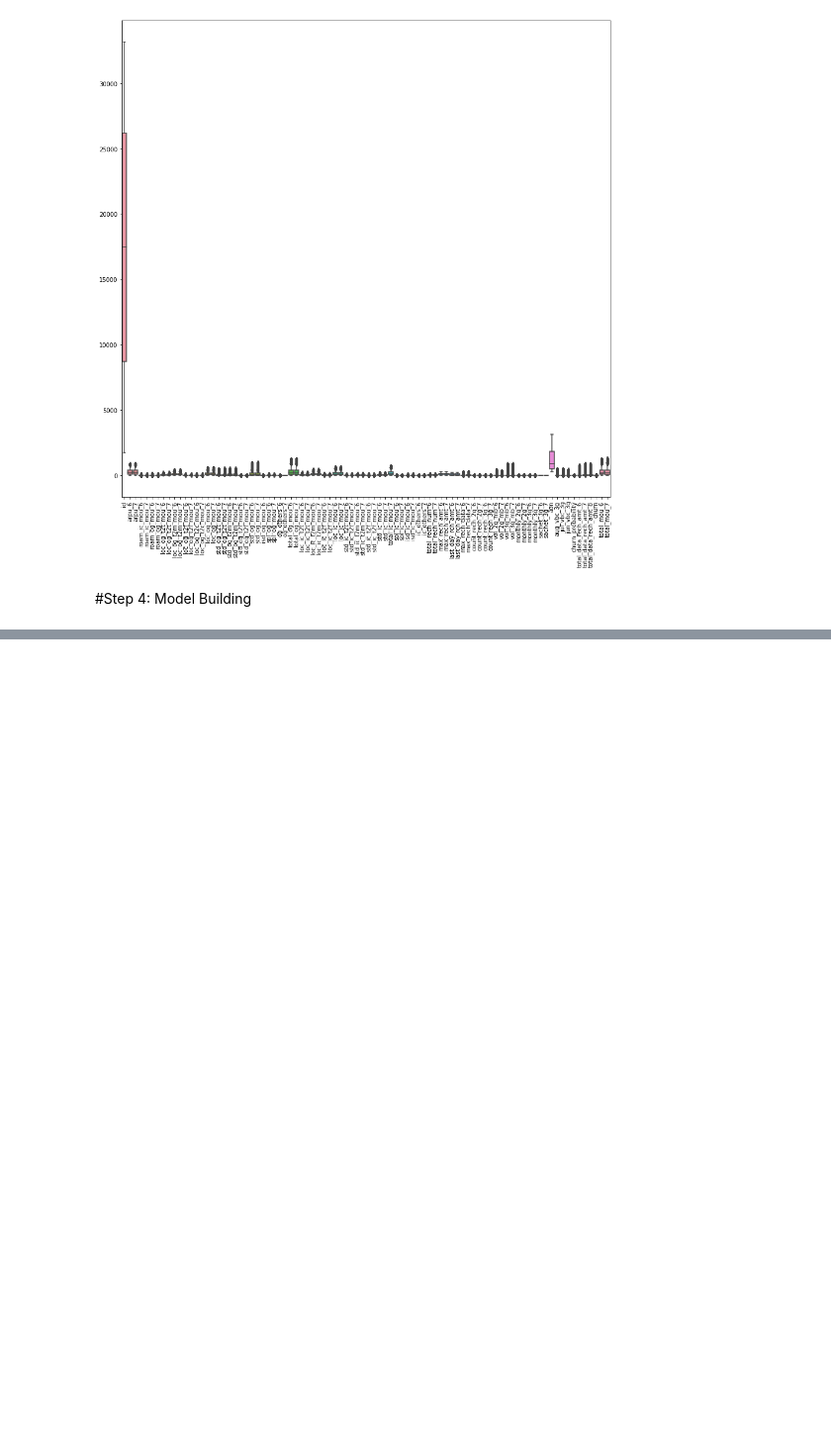
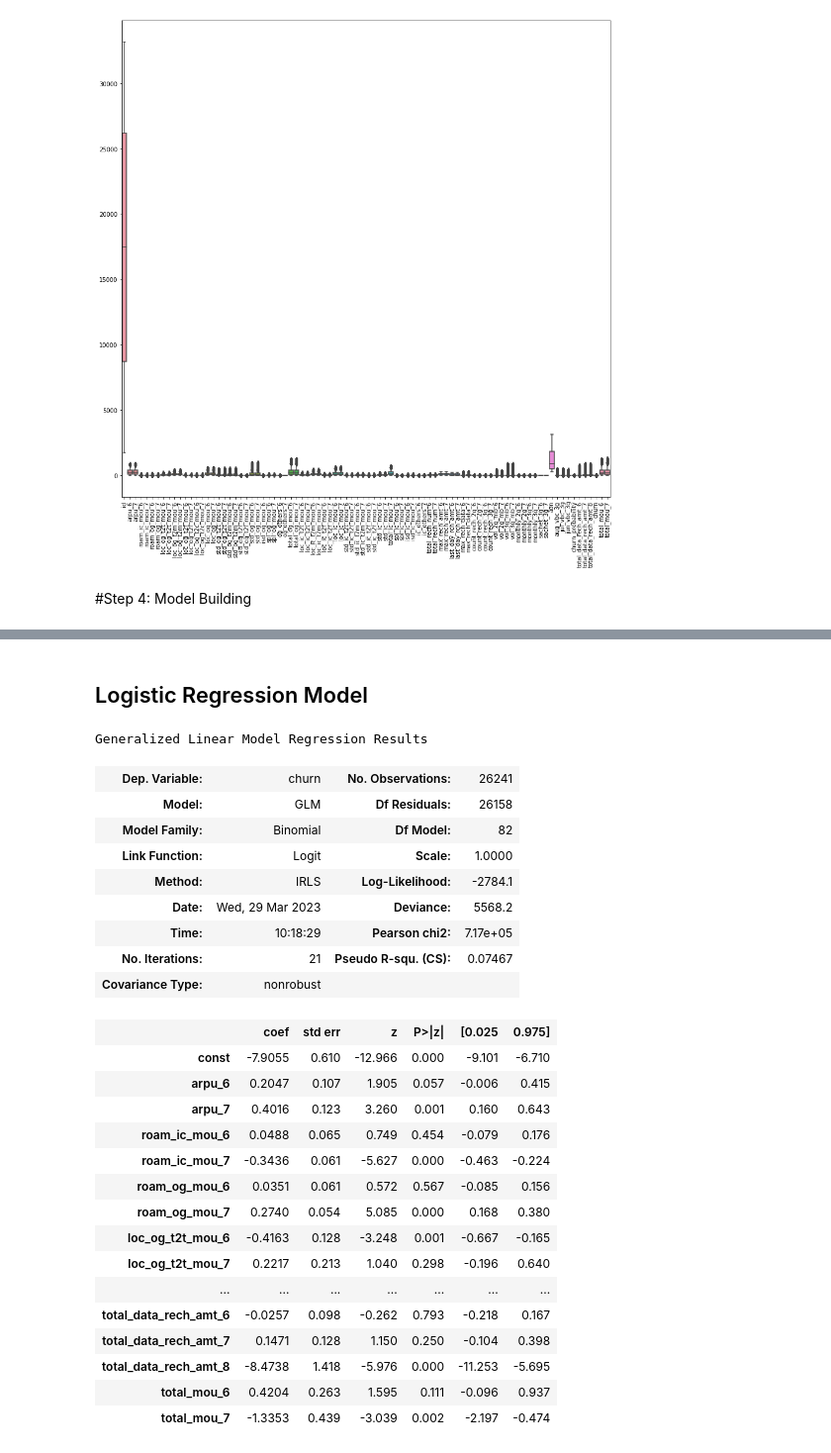
Before and after one commit to kishore-n-george/Boosting, a Jupyter notebook: telecom_churn.ipynb, the cells around one changed output, grey strips where cells are left out. Shown at 99% size. Cells and saved outputs as stored; diff of their text form; code cells hidden in the pictures; blank space fills up the shorter version.

```diff
--- a/telecom_churn.ipynb
+++ b/telecom_churn.ipynb
@@ -721,0 +731,34 @@ X_train.describe()
+# %% [markdown]
+## Logistic Regression Model
+# %%
+# Initial logistic regression model
+# Logistic regression model
+logm1 = sm.GLM(y_train,(sm.add_constant(X_train)), family = sm.families.Binomial())
+logm1.fit().summary()
+# %% [output]
+Generalized Linear Model Regression Results
+| Dep. Variable: | churn | No. Observations: | 26241 |
+| Model: | GLM | Df Residuals: | 26158 |
+| Model Family: | Binomial | Df Model: | 82 |
+| Link Function: | Logit | Scale: | 1.0000 |
+| Method: | IRLS | Log-Likelihood: | -2784.1 |
+| Date: | Wed, 29 Mar 2023 | Deviance: | 5568.2 |
+| Time: | 10:18:29 | Pearson chi2: | 7.17e+05 |
+| No. Iterations: | 21 | Pseudo R-squ. (CS): | 0.07467 |
+| Covariance Type: | nonrobust |  |  |
+|  | coef | std err | z | P>|z| | [0.025 | 0.975] |
+| const | -7.9055 | 0.610 | -12.966 | 0.000 | -9.101 | -6.710 |
+| arpu_6 | 0.2047 | 0.107 | 1.905 | 0.057 | -0.006 | 0.415 |
+| arpu_7 | 0.4016 | 0.123 | 3.260 | 0.001 | 0.160 | 0.643 |
+| roam_ic_mou_6 | 0.0488 | 0.065 | 0.749 | 0.454 | -0.079 | 0.176 |
+| roam_ic_mou_7 | -0.3436 | 0.061 | -5.627 | 0.000 | -0.463 | -0.224 |
+| roam_og_mou_6 | 0.0351 | 0.061 | 0.572 | 0.567 | -0.085 | 0.156 |
+| roam_og_mou_7 | 0.2740 | 0.054 | 5.085 | 0.000 | 0.168 | 0.380 |
+| loc_og_t2t_mou_6 | -0.4163 | 0.128 | -3.248 | 0.001 | -0.667 | -0.165 |
+| loc_og_t2t_mou_7 | 0.2217 | 0.213 | 1.040 | 0.298 | -0.196 | 0.640 |
+| ... | ... | ... | ... | ... | ... | ... |
+| total_data_rech_amt_6 | -0.0257 | 0.098 | -0.262 | 0.793 | -0.218 | 0.167 |
+| total_data_rech_amt_7 | 0.1471 | 0.128 | 1.150 | 0.250 | -0.104 | 0.398 |
+| total_data_rech_amt_8 | -8.4738 | 1.418 | -5.976 | 0.000 | -11.253 | -5.695 |
+| total_mou_6 | 0.4204 | 0.263 | 1.595 | 0.111 | -0.096 | 0.937 |
+| total_mou_7 | -1.3353 | 0.439 | -3.039 | 0.002 | -2.197 | -0.474 |
```
Also changed, not shown: parts of 7 cells of this notebook.
